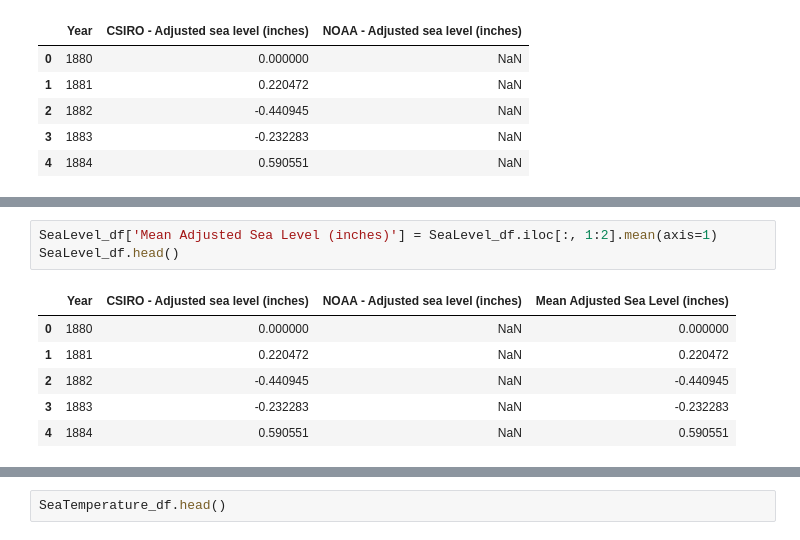
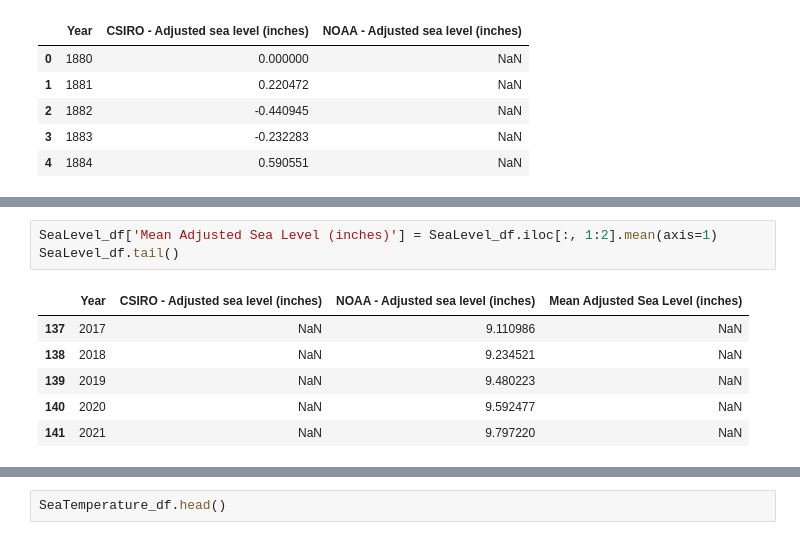
Before and after one commit to Ekenc/Project4, a Jupyter notebook: Data/data-coallation.ipynb, the cells around one changed output, grey strips where cells are left out. Cells and saved outputs as stored; diff of their text form.

Commit message:
Updated jupyter notebook with SeaLevel Fix

```diff
--- a/Data/data-coallation.ipynb
+++ b/Data/data-coallation.ipynb
@@ -218,10 +231,10 @@ SeaLevel_df.head()
 # %%
 SeaLevel_df['Mean Adjusted Sea Level (inches)'] = SeaLevel_df.iloc[:, 1:2].mean(axis=1)
-SeaLevel_df.head()
+SeaLevel_df.tail()
 # %% [output]
 |  | Year | CSIRO - Adjusted sea level (inches) | NOAA - Adjusted sea level (inches) | Mean Adjusted Sea Level (inches) |
-| 0 | 1880 | 0.000000 | NaN | 0.000000 |
-| 1 | 1881 | 0.220472 | NaN | 0.220472 |
-| 2 | 1882 | -0.440945 | NaN | -0.440945 |
-| 3 | 1883 | -0.232283 | NaN | -0.232283 |
-| 4 | 1884 | 0.590551 | NaN | 0.590551 |
+| 137 | 2017 | NaN | 9.110986 | NaN |
+| 138 | 2018 | NaN | 9.234521 | NaN |
+| 139 | 2019 | NaN | 9.480223 | NaN |
+| 140 | 2020 | NaN | 9.592477 | NaN |
+| 141 | 2021 | NaN | 9.797220 | NaN |
```
Also changed, not shown: parts of 5 cells of this notebook.
